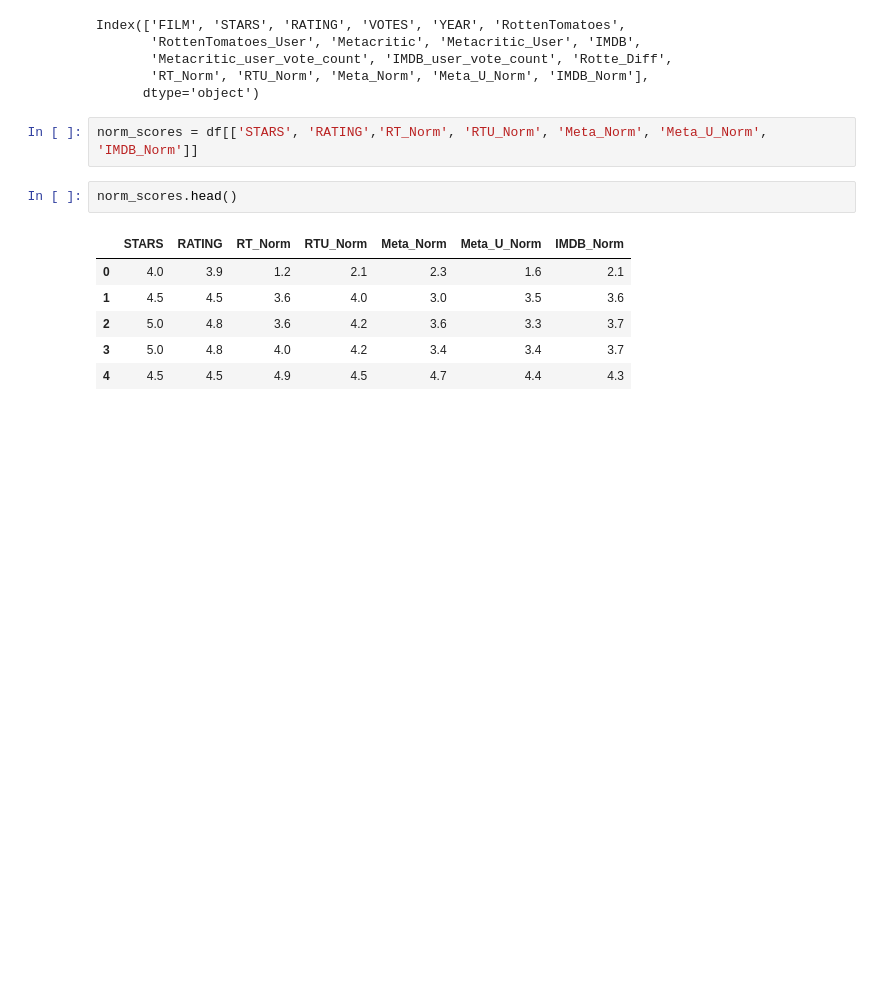
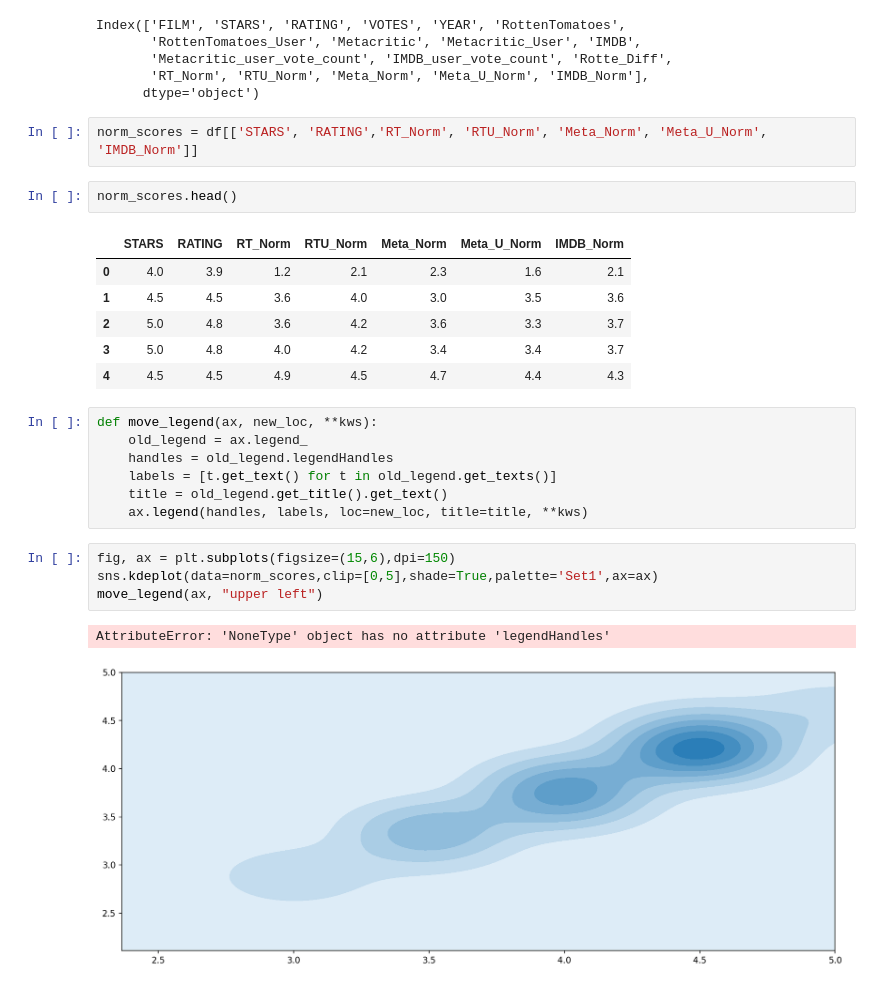
Before and after one commit to Basi10/Fandango-Rating-Data-Analysis, a Jupyter notebook: Fandango-DataAnalysis.ipynb, the cells around one changed output. Saved outputs shown, nothing was run; the diff lists cells and outputs as text; blank space fills up the shorter version.

Commit message:
compared distribution of scores across sites

```diff
--- a/Fandango-DataAnalysis.ipynb
+++ b/Fandango-DataAnalysis.ipynb
@@ -303,3 +303,17 @@ norm_scores.head()
 | 2 | 5.0 | 4.8 | 3.6 | 4.2 | 3.6 | 3.3 | 3.7 |
 | 3 | 5.0 | 4.8 | 4.0 | 4.2 | 3.4 | 3.4 | 3.7 |
 | 4 | 4.5 | 4.5 | 4.9 | 4.5 | 4.7 | 4.4 | 4.3 |
+# %%
+def move_legend(ax, new_loc, **kws):
+    old_legend = ax.legend_
+    handles = old_legend.legendHandles
+    labels = [t.get_text() for t in old_legend.get_texts()]
+    title = old_legend.get_title().get_text()
+    ax.legend(handles, labels, loc=new_loc, title=title, **kws)
+# %%
+fig, ax = plt.subplots(figsize=(15,6),dpi=150)
+sns.kdeplot(data=norm_scores,clip=[0,5],shade=True,palette='Set1',ax=ax)
+move_legend(ax, "upper left")
+# %% [output]
+AttributeError: 'NoneType' object has no attribute 'legendHandles'
+[figure, added]
```
Also changed, not shown: parts of 7 cells of this notebook.
